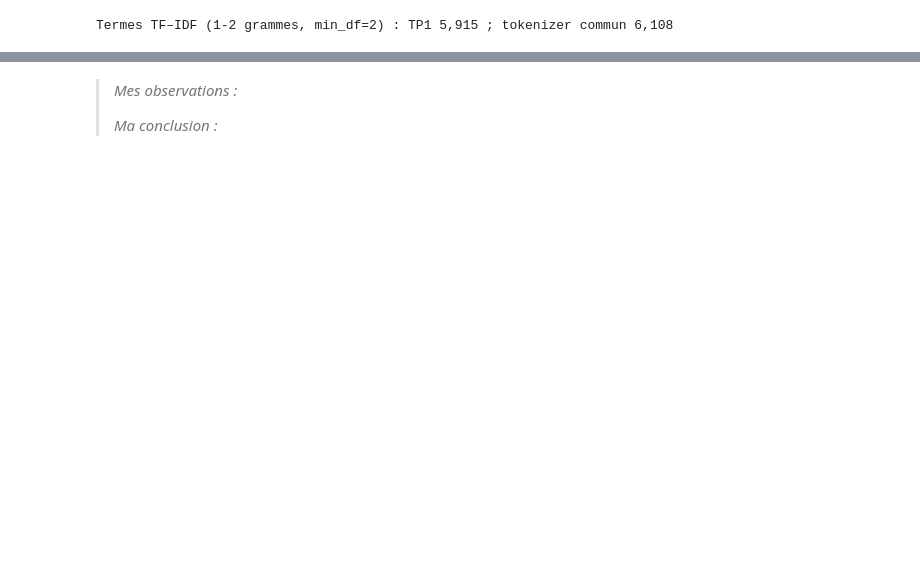
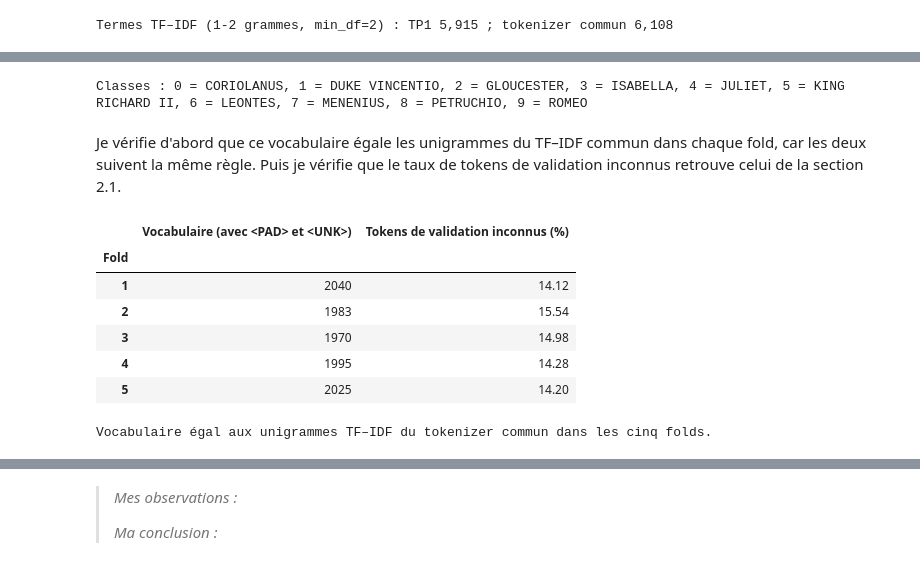
Before and after one commit to mcrayssac/ING3_IAA_GB_NLP, a Jupyter notebook: TP2_NLP_deep_learning.ipynb, the cells around one changed output, grey strips where cells are left out. Cells and saved outputs as stored; diff of their text form; code cells hidden in the pictures; blank space fills up the shorter version.

```diff
--- a/TP2_NLP_deep_learning.ipynb
+++ b/TP2_NLP_deep_learning.ipynb
@@ -594,11 +605,70 @@ La moyenne des embeddings ignore l'ordre : « Romeo loves Juliet » et « Juliet
 # %%
-# TODO : construire le vocabulaire du train du fold avec le tokenizer commun, les tokens présents
-#   dans au moins deux répliques du train, <UNK> et <PAD> ; vérifier son égalité avec
-#   unigrammes_tfidf[(fold, 'commun')].
-# TODO : fixer la longueur maximale sur un quantile du train du fold ; mesurer inconnus et
-#   troncature en validation.
-# TODO : préparer le Dataset PyTorch, la fonction d'assemblage des batches, longueurs, masques et un
-#   encodage des 10 labels fixé une fois, par ordre alphabétique.
-# TODO : justifier la dimension des embeddings par le rapport paramètres/exemples.
-# TODO : vérifier qu'ajouter du padding ne change pas la représentation d'une réplique
-#   (torch.allclose).
+# Vocabulaire par fold, encodage des répliques en identifiants et encodage des dix classes.
+import math
+
+PAD, UNK = '<PAD>', '<UNK>'  # Identifiants 0 et 1, réservés.
+CLASSES = sorted(donnees['locuteur'].unique())  # Fixé une fois, ordre alphabétique.
+INDICE_CLASSE = {classe: indice for indice, classe in enumerate(CLASSES)}
+
+
+def construire_vocabulaire(textes_train: pd.Series) -> dict[str, int]:
+    """Tokens présents dans au moins deux répliques du train (même règle que min_df=2), triés."""
+    documents = Counter(token for texte in textes_train for token in set(tokeniser(texte)))
+    retenus = sorted(token for token, nombre in documents.items() if nombre >= 2)
+    return {token: indice for indice, token in enumerate([PAD, UNK] + retenus)}
+
+
+def longueur_maximale(textes_train: pd.Series, quantile: float) -> int:
+    """Plafond de longueur : quantile des longueurs en tokens du train, arrondi vers le haut."""
+    longueurs = [len(tokeniser(texte)) for texte in textes_train]
+    return math.ceil(np.quantile(longueurs, quantile))
+
+
+def encoder(texte: str, vocabulaire: dict[str, int], longueur_max: int) -> list[int]:
+    """Identifiants des tokens, <UNK> pour les absents, tronqués à la longueur maximale."""
+    inconnu = vocabulaire[UNK]
+    return [vocabulaire.get(token, inconnu) for token in tokeniser(texte)][:longueur_max]
+
+
+def compter_troncature(textes: pd.Series, longueur_max: int) -> tuple[int, int, int]:
+    """Répliques tronquées, tokens perdus et tokens au total pour une longueur maximale."""
+    longueurs = [len(tokeniser(texte)) for texte in textes]
+    tronquees = sum(longueur > longueur_max for longueur in longueurs)
+    perdus = sum(max(longueur - longueur_max, 0) for longueur in longueurs)
+    return tronquees, perdus, sum(longueurs)
+
+
+print('Classes :', ', '.join(f'{indice} = {classe}' for classe, indice in INDICE_CLASSE.items()))
+# %% [output]
+Classes : 0 = CORIOLANUS, 1 = DUKE VINCENTIO, 2 = GLOUCESTER, 3 = ISABELLA, 4 = JULIET, 5 = KING RICHARD II, 6 = LEONTES, 7 = MENENIUS, 8 = PETRUCHIO, 9 = ROMEO
+# %% [markdown]
+Je vérifie d'abord que ce vocabulaire égale les unigrammes du TF–IDF commun dans chaque fold, car les deux suivent la même règle. Puis je vérifie que le taux de tokens de validation inconnus retrouve celui de la section 2.1.
+# %%
+# Vocabulaire de chaque fold, égal aux unigrammes TF–IDF, et tokens de validation inconnus.
+
+
+def mesurer_fold(numero: int, fold: dict) -> dict:
+    """Vocabulaire du train du fold, égal aux unigrammes TF–IDF, et inconnus de la validation."""
+    textes_train, textes_validation = X_train.loc[fold['train']], X_train.loc[fold['validation']]
+    vocabulaire = construire_vocabulaire(textes_train)
+    assert set(vocabulaire) - {PAD, UNK} == unigrammes_tfidf[(numero, 'commun')]  # Même règle
+    tokens = [token for texte in textes_validation for token in tokeniser(texte)]
+    inconnus = pourcentage(sum(token not in vocabulaire for token in tokens), len(tokens))
+    reference = bilan_tfidf.loc[(numero, 'commun'), 'Tokens de validation inconnus (%)']
+    assert abs(inconnus - reference) < 1e-9  # Même mesure que dans la section 2.1
+    return {'Fold': numero, 'Vocabulaire (avec <PAD> et <UNK>)': len(vocabulaire),
+            'Tokens de validation inconnus (%)': inconnus}
+
+
+mesures = pd.DataFrame(mesurer_fold(numero, fold) for numero, fold in enumerate(folds, 1))
+display(mesures.set_index('Fold').round(2))
+print('Vocabulaire égal aux unigrammes TF–IDF du tokenizer commun dans les cinq folds.')
+# %% [output]
+|  | Vocabulaire (avec <PAD> et <UNK>) | Tokens de validation inconnus (%) |
+| Fold |  |  |
+| 1 | 2040 | 14.12 |
+| 2 | 1983 | 15.54 |
+| 3 | 1970 | 14.98 |
+| 4 | 1995 | 14.28 |
+| 5 | 2025 | 14.20 |
+Vocabulaire égal aux unigrammes TF–IDF du tokenizer commun dans les cinq folds.
```
Also changed, not shown: parts of 60 cells of this notebook.
